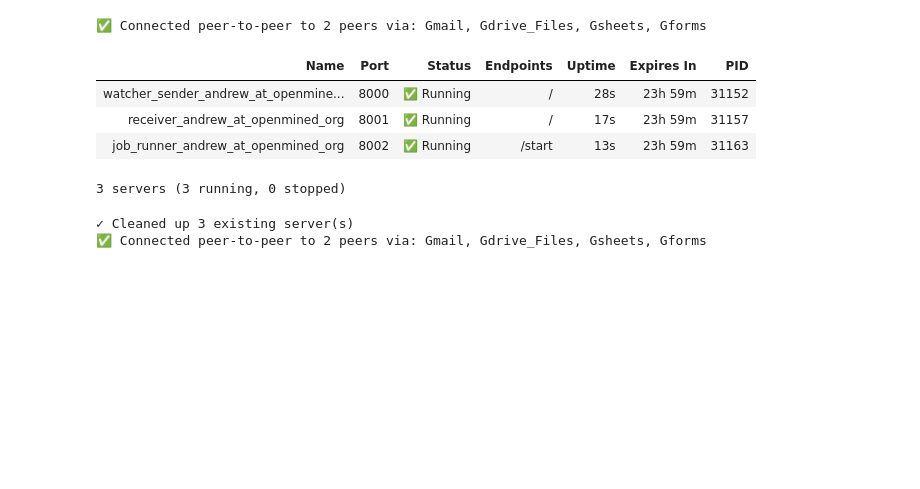
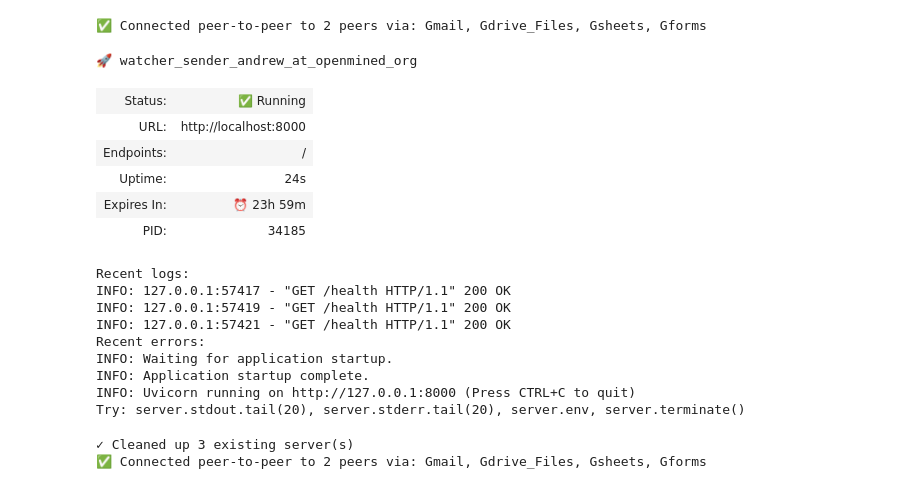
Before and after one commit to OpenMined/syft-client, a Jupyter notebook: test_notebooks/e2e/DO.ipynb, the cells around one changed output. Cells and saved outputs as stored; diff of their text form; code cells hidden in the pictures; blank space fills up the shorter version.

```diff
--- a/test_notebooks/e2e/DO.ipynb
+++ b/test_notebooks/e2e/DO.ipynb
@@ -40,14 +36,25 @@ ss.servers
 client = sc.login("andrew@openmined.org", kill_servers=True)
 # %% [output]
 ✅ Connected peer-to-peer to 2 peers via: Gmail, Gdrive_Files, Gsheets, Gforms
-# %%
-ss.servers
-# %% [output]
-| Name | Port | Status | Endpoints | Uptime | Expires In | PID |
-| watcher_sender_andrew_at_openmine... | 8000 | ✅ Running | / | 28s | 23h 59m | 31152 |
-| receiver_andrew_at_openmined_org | 8001 | ✅ Running | / | 17s | 23h 59m | 31157 |
-| job_runner_andrew_at_openmined_org | 8002 | ✅ Running | /start | 13s | 23h 59m | 31163 |
-3 servers (3 running, 0 stopped)
+# %%
+ss.servers['watcher_sender_andrew_at_openmined_org']
+# %% [output]
+🚀 watcher_sender_andrew_at_openmined_org
+| Status: | ✅ Running |
+| URL: | http://localhost:8000 |
+| Endpoints: | / |
+| Uptime: | 24s |
+| Expires In: | ⏰ 23h 59m |
+| PID: | 34185 |
+Recent logs:
+INFO: 127.0.0.1:57417 - "GET /health HTTP/1.1" 200 OK
+INFO: 127.0.0.1:57419 - "GET /health HTTP/1.1" 200 OK
+INFO: 127.0.0.1:57421 - "GET /health HTTP/1.1" 200 OK
+Recent errors:
+INFO: Waiting for application startup.
+INFO: Application startup complete.
+INFO: Uvicorn running on http://127.0.0.1:8000 (Press CTRL+C to quit)
+Try: server.stdout.tail(20), server.stderr.tail(20), server.env, server.terminate()
 # %%
 client = sc.login("andrew@openmined.org", kill_servers=True)
 # %% [output]
```
Also changed, not shown: parts of 4 cells of this notebook, 9 other files.
